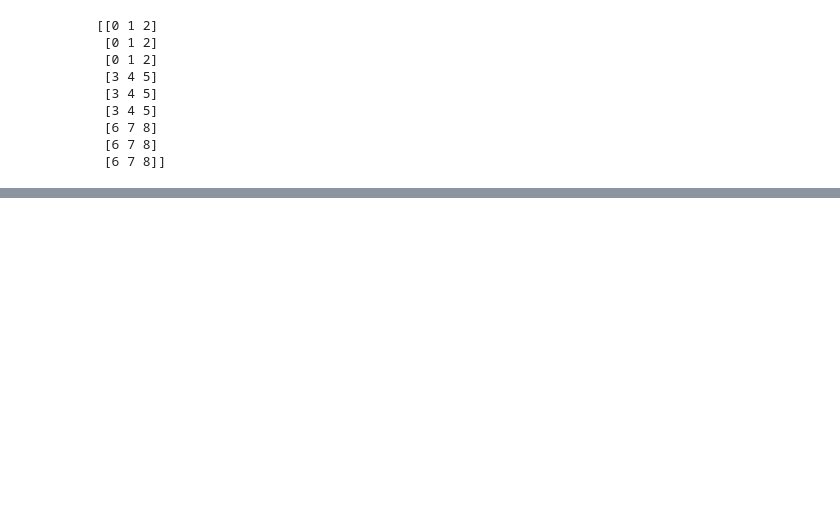
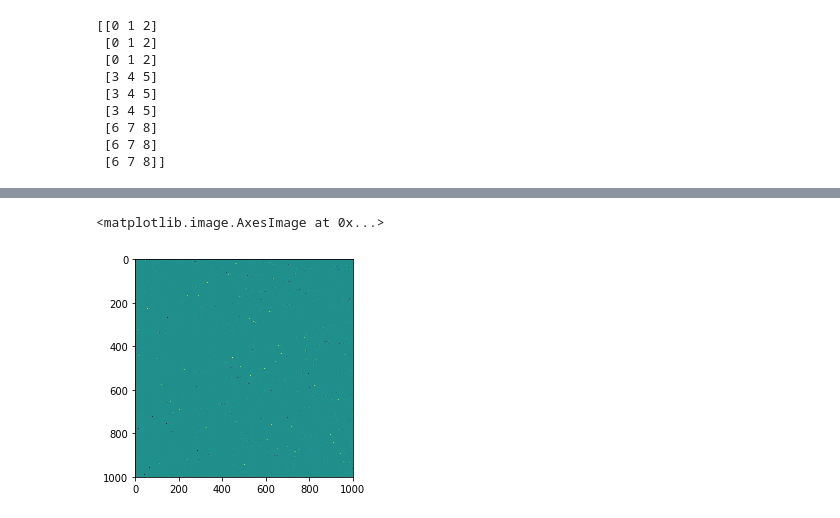
Before and after one commit to lihenryhfl/SpectralVAEGAN, a Jupyter notebook: src/applications/einsum_experiments.ipynb, the cells around one changed output, grey strips where cells are left out. Cells and saved outputs as stored; diff of their text form; code cells hidden in the pictures; blank space fills up the shorter version.

```diff
--- a/src/applications/einsum_experiments.ipynb
+++ b/src/applications/einsum_experiments.ipynb
@@ -412,0 +582,5 @@ print(W_)
+# %%
+plt.imshow(vp)
+# %% [output]
+<matplotlib.image.AxesImage at 0x...>
+[figure, added]
```
Also changed, not shown: parts of 25 cells of this notebook, 3 other files.
